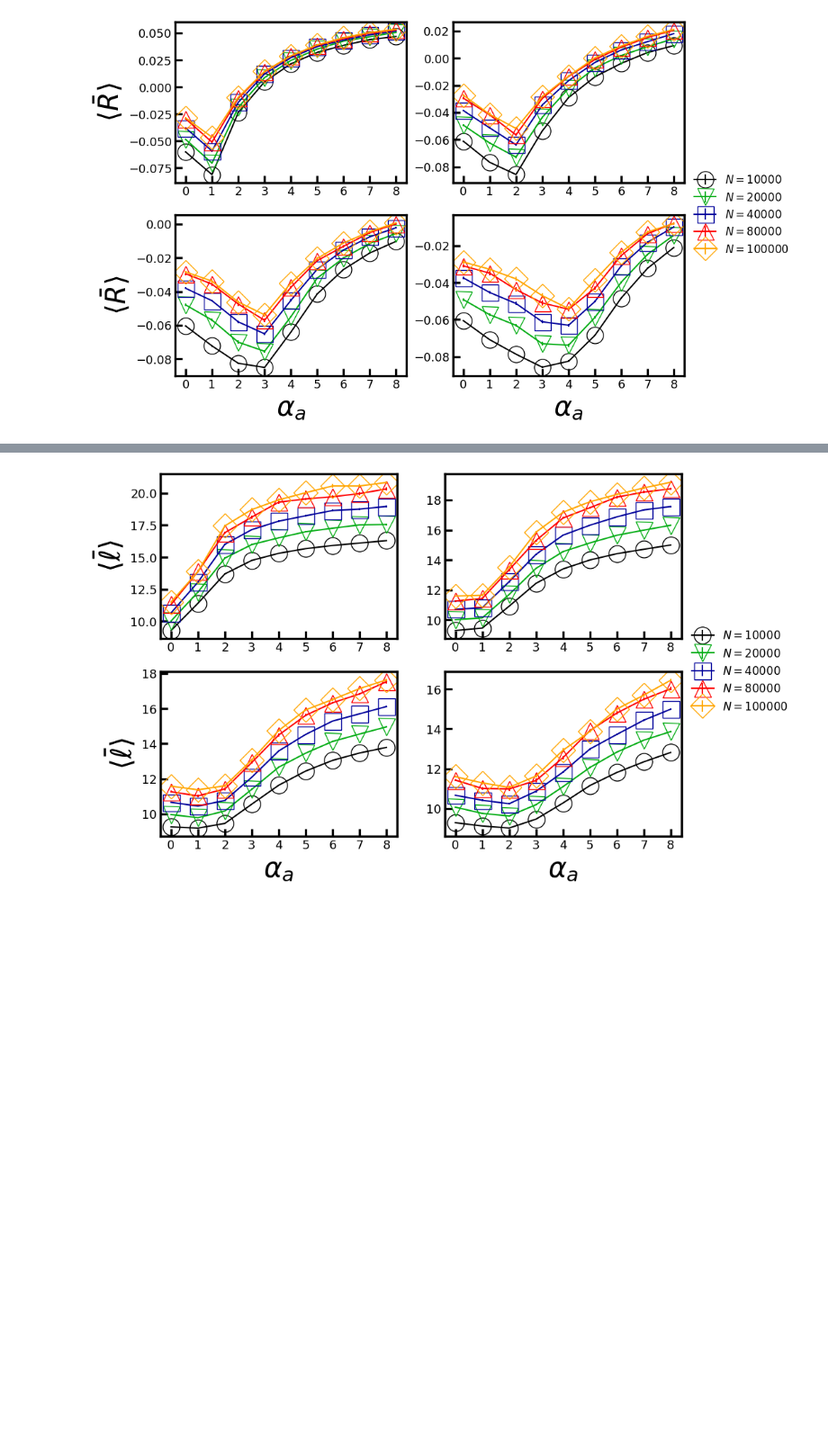
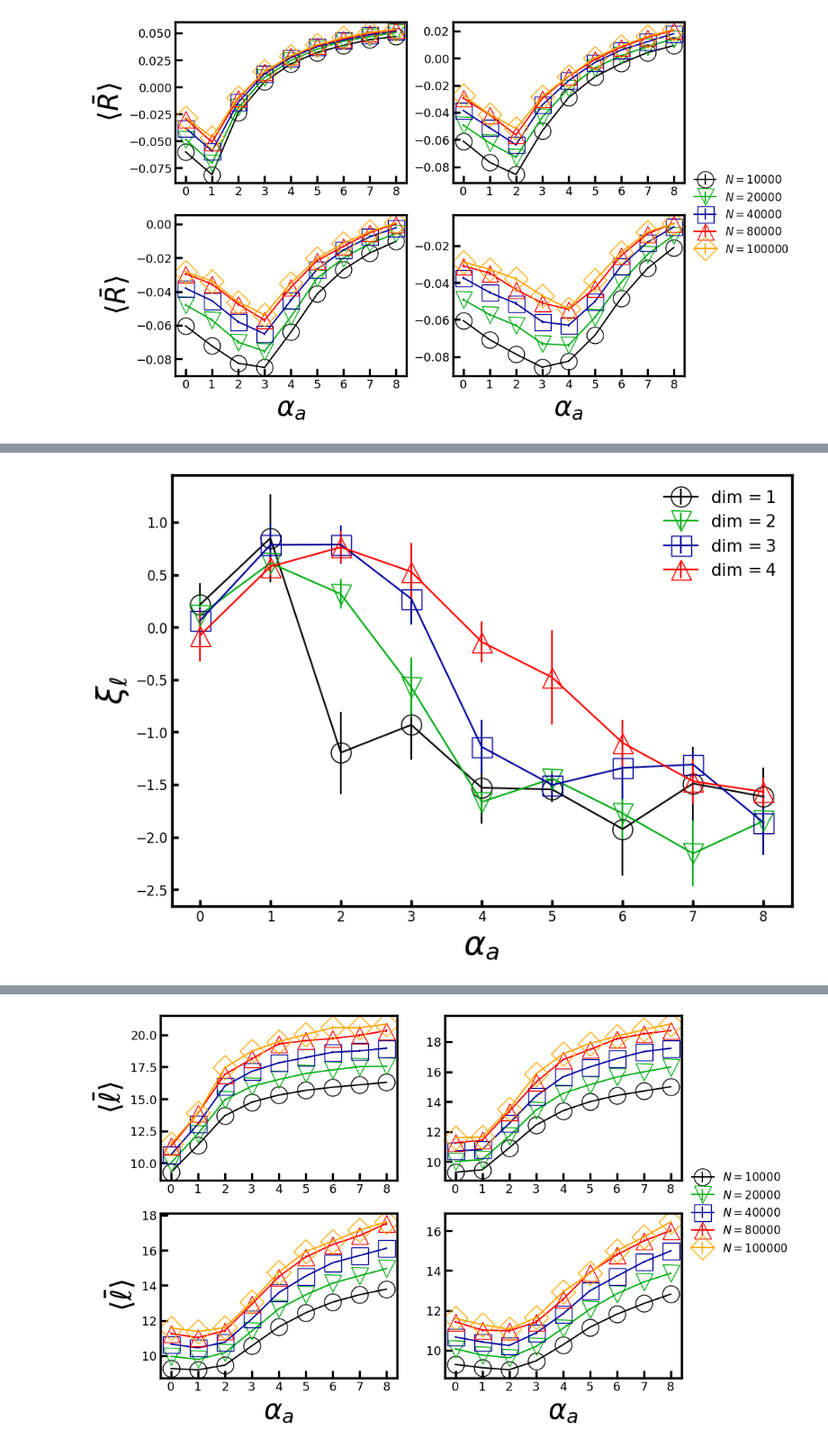
Before and after one commit to JuniorAlencar/TsallisNetwork, a Jupyter notebook: scripts/jupyter/shortespath.ipynb, the cells around one changed output, grey strips where cells are left out. Shown at 90% size. Saved outputs shown, nothing was run; the diff lists cells and outputs as text; code cells hidden in the pictures; blank space fills up the shorter version.

```diff
--- a/scripts/jupyter/shortespath.ipynb
+++ b/scripts/jupyter/shortespath.ipynb
@@ -275,0 +348,64 @@ plt.show()
+# %%
+alpha_a_filter = [round(i,2) for i in range(9)]
+dimensions = [1,2,3,4]
+fig, ax = plt.subplots(figsize=(10, 7))
+colors = ["black", "#03AC13", "#00019a", "#fe0000", "orange"]
+linestyles = ['-', '-', '-', '-','-']
+markers = ['o', 'v', 's', '^', 'D']
+labels = [rf"$\dim = {i}$" for i in dimensions]
+markersize = 18
+thickness_axes = 1.4
+
+count = 0
+ax_all = [(j, i) for j in range(2) for i in range(2)]
+
+for (j, i) in ax_all:
+
+    sub_dim = parms_all[parms_all['dim']==dimensions[count]]
+
+    #prop = 'xi_ass_coeff'
+    prop = 'xi_short'
+
+    if(prop=='xi_short'):
+        err_prop = 'xi_short_err'
+        ylabel = r"$\xi_{\ell}$"
+
+    elif(prop=='xi_ass_coeff'):
+        err_prop='xi_ass_coeff_err'
+        ylabel = r"$\xi_R$"
+
+    ax.errorbar(sub_dim['alpha_a'], sub_dim[prop],
+        yerr=sub_dim[err_prop], linestyle='-', color=colors[count],
+        marker=markers[count], markeredgecolor=colors[count], label=labels[count],
+        markersize=markersize, markerfacecolor='none')
+
+    ax.tick_params('both', labelsize=10)
+
+    #ax.legend(prop={"size":21}, fancybox=True, framealpha=0.0)
+    ax.tick_params(which='major', width=thickness_axes, length=6, direction="in", labelsize=12)
+    #ax.set_xlim([3.75, 5.25])
+    # Set thickness for spines
+    thickness_axes = 2.4
+    for spine in ax.spines.values():
+        spine.set_linewidth(thickness_axes)
+
+    #yticks = ax.get_yticks()
+    #xticks = ax.get_xticks()
+
+    #step = round(yticks[1]-yticks[0],3)
+    #yticks = np.insert(yticks,0,yticks[0]-step)
+    #yticks = np.insert(yticks,len(yticks),yticks[-1] + step)
+
+    #ax.set_ylim(yticks[0],yticks[-1])
+    #print(yticks)
+    count +=1
+
+ax.set_ylabel(ylabel, size=30)
+ax.set_xlabel(r"$\alpha_a$", size=30)
+
+
+plt.legend(prop={"size":15}, fancybox=True, framealpha=0.0)
+#plt.legend(prop={"size":12}, fancybox=True, framealpha=0.0, loc='center left', bbox_to_anchor=(1.05, 1))
+plt.show()
+# %% [output]
+[figure, added]
```
Also changed, not shown: parts of 13 cells of this notebook, 9 other files.
